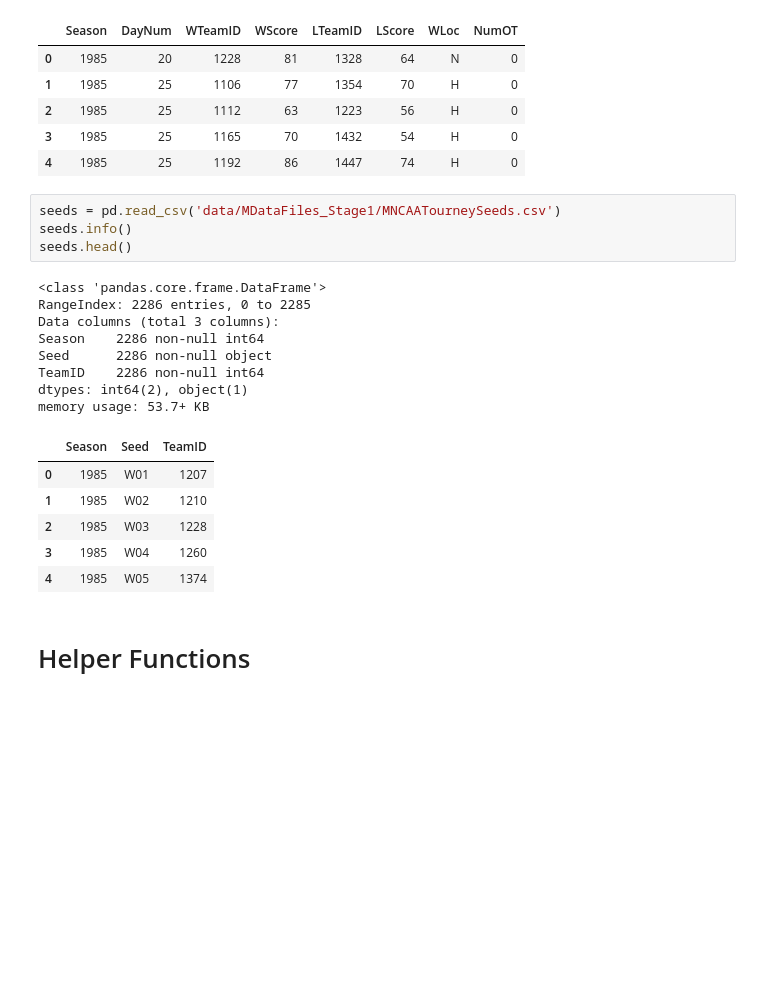
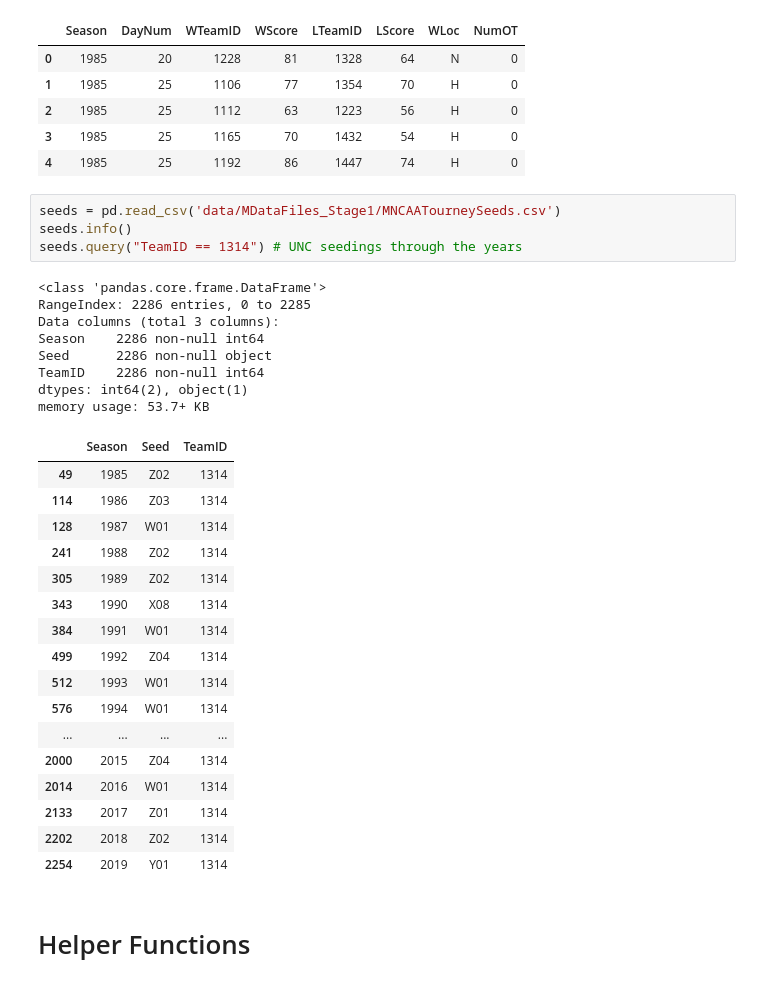
Before and after one commit to nyjgary/march-madness-2020, a Jupyter notebook: March-Madness-2020.ipynb, the cells around one changed output. Drawn from its saved outputs; the diff is of its cells as text; blank space fills up the shorter version.

```diff
--- a/March-Madness-2020.ipynb
+++ b/March-Madness-2020.ipynb
@@ -88,22 +88,33 @@ memory usage: 9.9+ MB
 # %%
 seeds = pd.read_csv('data/MDataFiles_Stage1/MNCAATourneySeeds.csv')
 seeds.info()
-seeds.head()
+seeds.query("TeamID == 1314") # UNC seedings through the years
 # %% [output]
 <class 'pandas.core.frame.DataFrame'>
 RangeIndex: 2286 entries, 0 to 2285
 Data columns (total 3 columns):
 Season    2286 non-null int64
 Seed      2286 non-null object
 TeamID    2286 non-null int64
 dtypes: int64(2), object(1)
 memory usage: 53.7+ KB
 |  | Season | Seed | TeamID |
-| 0 | 1985 | W01 | 1207 |
-| 1 | 1985 | W02 | 1210 |
-| 2 | 1985 | W03 | 1228 |
-| 3 | 1985 | W04 | 1260 |
-| 4 | 1985 | W05 | 1374 |
+| 49 | 1985 | Z02 | 1314 |
+| 114 | 1986 | Z03 | 1314 |
+| 128 | 1987 | W01 | 1314 |
+| 241 | 1988 | Z02 | 1314 |
+| 305 | 1989 | Z02 | 1314 |
+| 343 | 1990 | X08 | 1314 |
+| 384 | 1991 | W01 | 1314 |
+| 499 | 1992 | Z04 | 1314 |
+| 512 | 1993 | W01 | 1314 |
+| 576 | 1994 | W01 | 1314 |
+| ... | ... | ... | ... |
+| 2000 | 2015 | Z04 | 1314 |
+| 2014 | 2016 | W01 | 1314 |
+| 2133 | 2017 | Z01 | 1314 |
+| 2202 | 2018 | Z02 | 1314 |
+| 2254 | 2019 | Y01 | 1314 |
 # %% [markdown]
 # Helper Functions
 # %%
```
Also changed, not shown: parts of 27 cells of this notebook.
